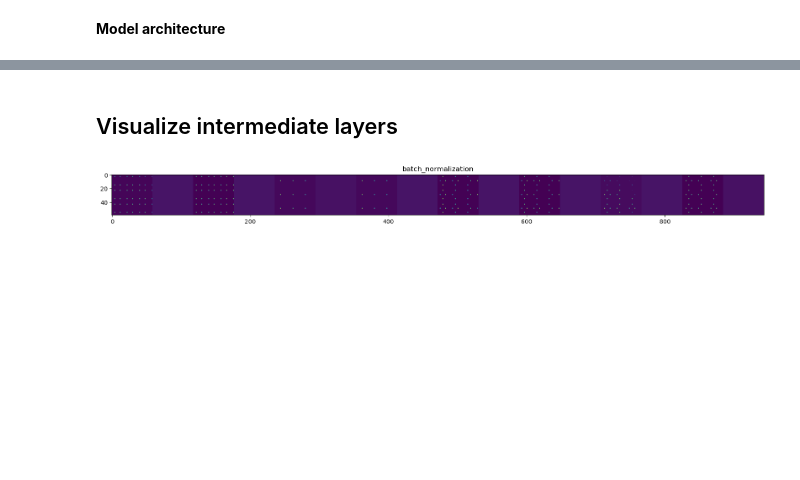
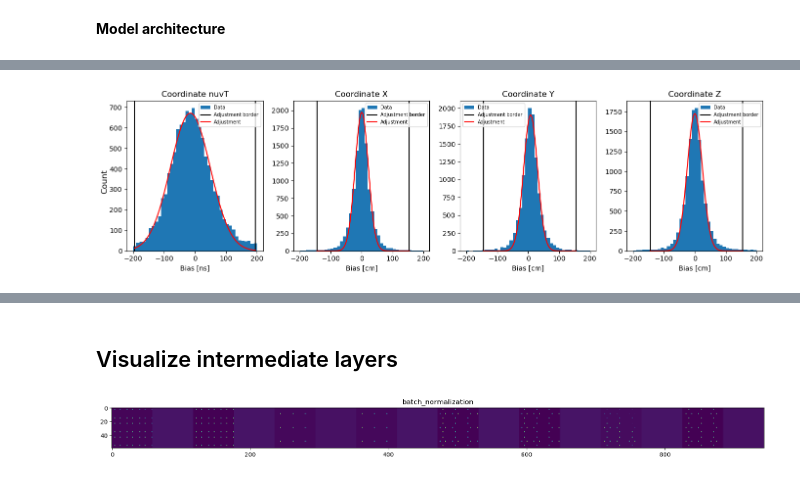
Before and after one commit to CIEMAT-Neutrino/AI_nuvT, a Jupyter notebook: 6_Regression_Ebaricenter_NN.ipynb, the cells around one changed output, grey strips where cells are left out. Cells and saved outputs as stored; diff of their text form; code cells hidden in the pictures; blank space fills up the shorter version.

```diff
--- a/6_Regression_Ebaricenter_NN.ipynb
+++ b/6_Regression_Ebaricenter_NN.ipynb
@@ -222,2 +197,2 @@ model_4comp_comp_28 = create_cnn_model(x_train, (2,8),(2,2))
 # %%
-dEprom_4comp_comp_33, history_dEprom_4comp_comp_33= train_and_predict(model_4comp_comp_33, x_train, y_train, x_test, y_test, epochs=40, batch_size=32)
+y_pred, history= train_and_predict(model, x_train, y_train, x_test, y_test, epochs=40, batch_size=16)
@@ -518,0 +465,73 @@ Sigma R = 14.072912811497126
+# %%
+from scipy.optimize import curve_fit
+import numpy as np
+import matplotlib.pyplot as plt
+
+# Define the Gaussian function
+def func(x, a, x0, sigma):
+    return a * np.exp(-(x - x0)**2 / (2 * sigma**2))
+
+# Calculating the differences between the prediction and the real value
+diffnuvT = y_pred[:, 0].flatten() - y_test[:, 0]
+diffX = y_pred[:, 1].flatten() - y_test[:, 1]
+diffY = y_pred[:, 2].flatten() - y_test[:, 2]
+diffZ = y_pred[:, 3].flatten() - y_test[:, 3]
+
+# Create subplots for each coordinate
+fig, axs = plt.subplots(1, 4, figsize=(14, 4))
+
+# Function to fit and plot each histogram
+def fit_and_plot_hist(diff, axs, index, coord_name, ini, fin):
+    counts, bins, patches = axs[index].hist(diff, 40, range=[-200, 200], label='Data')
+    step = (bins[1] - bins[0]) / 2
+    bin_centers = bins[:-1] + step
+
+    # Ensure the fit range is within the histogram bounds
+    ini = max(0, min(ini, len(bin_centers) - 1))
+    fin = max(ini + 1, min(fin, len(bin_centers) - 1))
+
+    axs[index].axvline(x=bin_centers[ini], color='k', label='Adjustment border')
+    axs[index].axvline(x=bin_centers[fin], color='k')
+
+    # Gaussian Fit for the data
+    popt, _ = curve_fit(func, bin_centers[ini:fin+1], counts[ini:fin+1])
+    ym = func(np.linspace(bin_centers[ini], bin_centers[fin], 100), *popt)
+    axs[index].plot(np.linspace(bin_centers[ini], bin_centers[fin], 100), ym, c='r', label='Adjustment')
+
+    axs[index].set_xlabel('Bias [cm]' if coord_name != 'nuvT' else 'Bias [ns]')  # Set different xlabel for nuvT
+    axs[index].set_title(f'Coordinate {coord_name}')
+    axs[index].legend(prop={"size": 7})
+
+    return popt
+
+# Fit and plot for each coordinate
+popt_nuvT = fit_and_plot_hist(diffnuvT, axs, 0, 'nuvT', 0, 40)
+popt_X = fit_and_plot_hist(diffX, axs, 1, 'X', 5, 35)
+popt_Y = fit_and_plot_hist(diffY, axs, 2, 'Y', 5, 35)
+popt_Z = fit_and_plot_hist(diffZ, axs, 3, 'Z', 5, 35)
+
+
+# Adjust layout
+fig.supylabel('Count')
+fig.tight_layout()
+
+# Show the plot
+plt.show()
+
+# Print adjustment variables
+print('Bias Adjustment variables')
+print('------------------')
+print(f'Mean nuvT = {popt_nuvT[1]:.2f}')
+print(f'Sigma nuvT = {popt_nuvT[2]:.2f}')
+print('------------------')
+print(f'Mean X = {popt_X[1]:.2f}')
+print(f'Sigma X = {popt_X[2]:.2f}')
+print('------------------')
+print(f'Mean Y = {popt_Y[1]:.2f}')
+print(f'Sigma Y = {popt_Y[2]:.2f}')
+print('------------------')
+print(f'Mean Z = {popt_Z[1]:.2f}')
+print(f'Sigma Z = {popt_Z[2]:.2f}')
+print('------------------')
+# %% [output]
+[figure, added]
```
Also changed, not shown: parts of 65 cells of this notebook, 6 other files.
